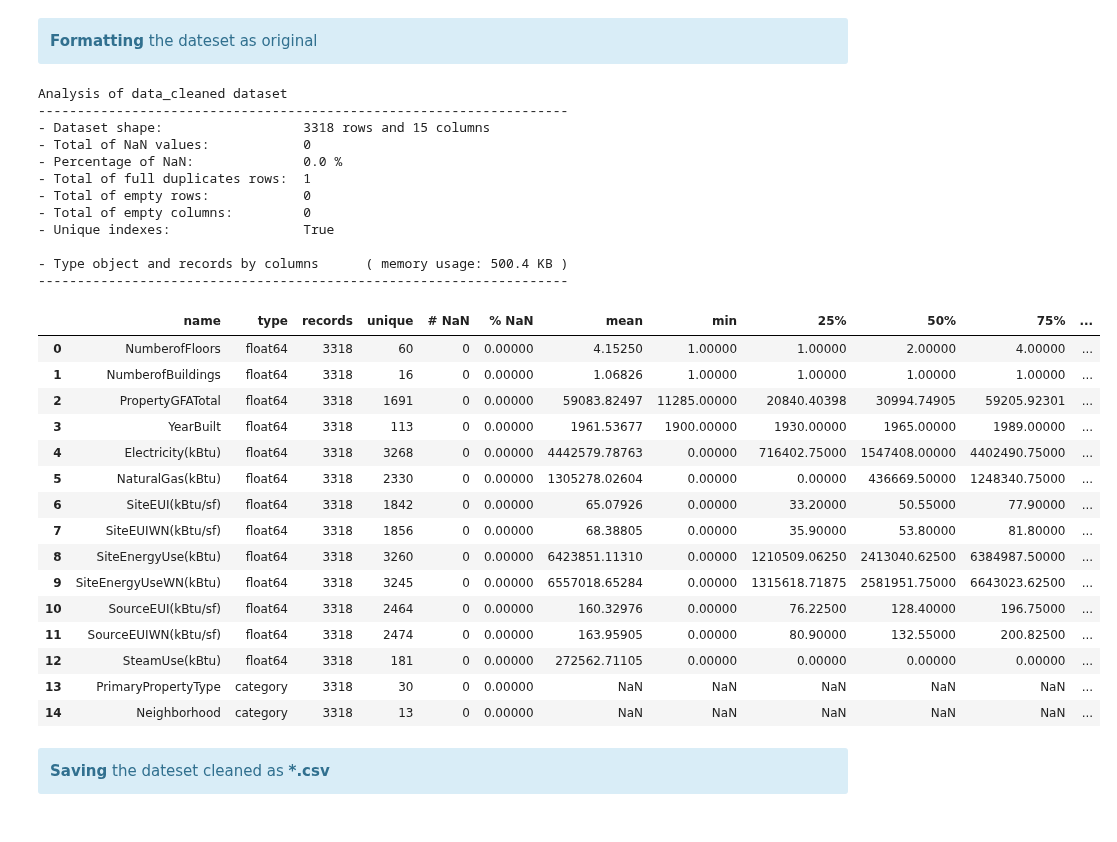
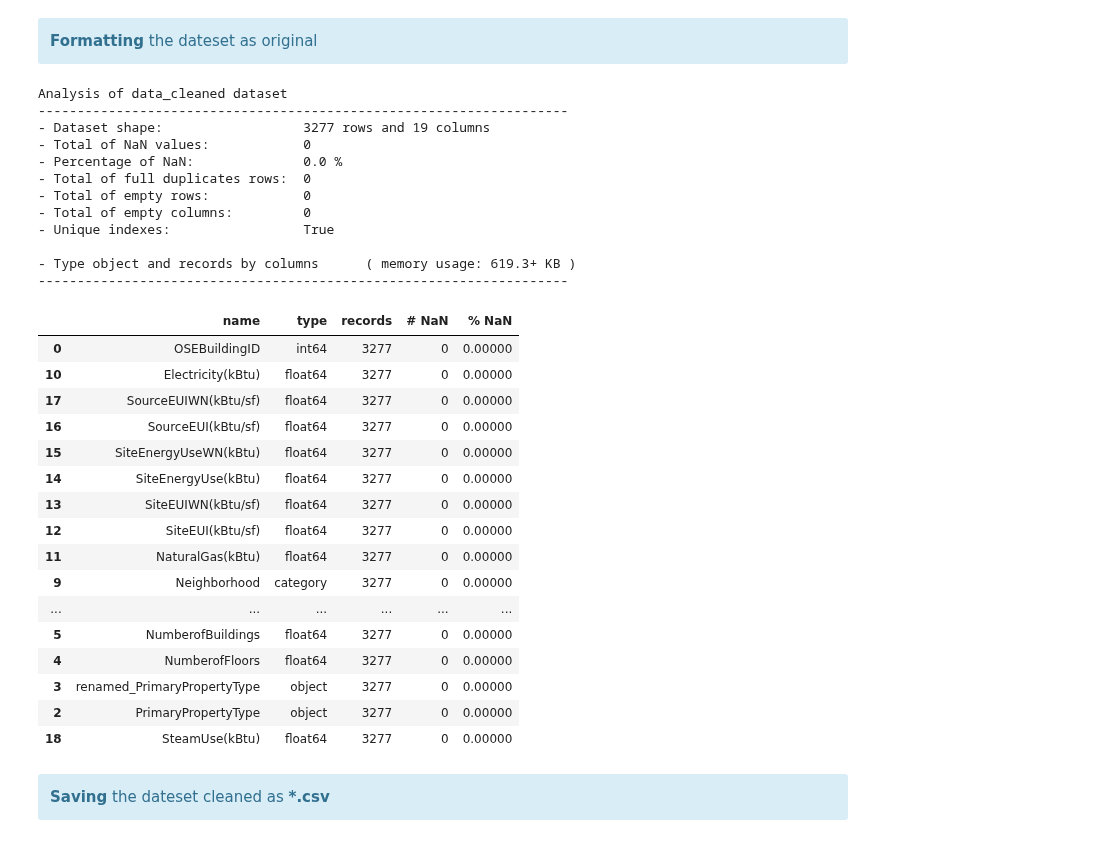
Before and after one commit to samirhinojosa/OC-P4-consumption-needs-of-buildings, a Jupyter notebook: analysis_notebook.ipynb, the cells around one changed output. Saved outputs shown, nothing was run; the diff lists cells and outputs as text; code cells hidden in the pictures.

```diff
--- a/analysis_notebook.ipynb
+++ b/analysis_notebook.ipynb
@@ -639,7 +675,7 @@ data.head(10)
 </div>
 # %%
 LIST_FEATURES = [
-    "OSEBuildingID", "DataYear", "PrimaryPropertyType", "NumberofFloors", "NumberofBuildings", "PropertyGFATotal", "YearBuilt",
+    "OSEBuildingID", "DataYear", "PrimaryPropertyType", "renamed_PrimaryPropertyType", "NumberofFloors", "NumberofBuildings", "PropertyGFATotal", "YearBuilt",
     "ZipCode", "Neighborhood", "Electricity(kBtu)", "NaturalGas(kBtu)", "SiteEUI(kBtu/sf)", "SiteEUIWN(kBtu/sf)", "SiteEnergyUse(kBtu)",
     "SiteEnergyUseWN(kBtu)", "SourceEUI(kBtu/sf)", "SourceEUIWN(kBtu/sf)", "SteamUse(kBtu)",
 ]
@@ -946,12 +982,12 @@ Analysis of df_without_outliers dataset
 </div>
 # %%
 LIST_OF_FEATURES_TREAT_NaN = [
-    "PrimaryPropertyType", "NumberofFloors", "NumberofBuildings", "PropertyGFATotal", "YearBuilt", "Neighborhood",
+    "PrimaryPropertyType","renamed_PrimaryPropertyType", "NumberofFloors", "NumberofBuildings", "PropertyGFATotal", "YearBuilt", "Neighborhood",
     "Electricity(kBtu)", "NaturalGas(kBtu)", "SiteEUI(kBtu/sf)", "SiteEUIWN(kBtu/sf)", "SiteEnergyUse(kBtu)",
     "SiteEnergyUseWN(kBtu)", "SourceEUI(kBtu/sf)", "SourceEUIWN(kBtu/sf)", "SteamUse(kBtu)"
 ]
 
-CATEGORICAL_FEATURES = ["PrimaryPropertyType", "Neighborhood"]
+CATEGORICAL_FEATURES = ["PrimaryPropertyType", "renamed_PrimaryPropertyType", "Neighborhood"]
 NUMERIC_FEATURES = [
     "NumberofFloors", "NumberofBuildings", "PropertyGFATotal", "YearBuilt", "Electricity(kBtu)",
     "NaturalGas(kBtu)", "SiteEUI(kBtu/sf)", "SiteEUIWN(kBtu/sf)", "SiteEnergyUse(kBtu)",
@@ -1272,37 +1309,42 @@ df_KNN_final = pd.DataFrame(scaler.inverse_transform(df_KNN_OneHotEncoder), inde
 df_KNN_final.drop(columns=[col for col in df_KNN_final.columns if col not in LIST_OF_FEATURES_TREAT_NaN], inplace=True)
 # %%
 data_cleaned = df_KNN_final.join(df_without_outliers[CATEGORICAL_FEATURES])
+# %%
+data_cleaned = data_cleaned.join(df_without_outliers[["OSEBuildingID", "DataYear", "ZipCode"]])
+# %%
+data_cleaned = data_cleaned[LIST_FEATURES]
 # %%
-df_analysis(data_cleaned, "data_cleaned", type_analysis="complete")
+df_analysis(data_cleaned, "data_cleaned", type_canalysis="complete")
 # %% [output]
 Analysis of data_cleaned dataset
 --------------------------------------------------------------------
-- Dataset shape:                  3318 rows and 15 columns
+- Dataset shape:                  3277 rows and 19 columns
 - Total of NaN values:            0
 - Percentage of NaN:              0.0 %
-- Total of full duplicates rows:  1
+- Total of full duplicates rows:  0
 - Total of empty rows:            0
 - Total of empty columns:         0
 - Unique indexes:                 True
 
-- Type object and records by columns      ( memory usage: 500.4 KB )
+- Type object and records by columns      ( memory usage: 619.3+ KB )
 --------------------------------------------------------------------
-|  | name | type | records | unique | # NaN | % NaN | mean | min | 25% | 50% | 75% | ... |
-| 0 | NumberofFloors | float64 | 3318 | 60 | 0 | 0.00000 | 4.15250 | 1.00000 | 1.00000 | 2.00000 | 4.00000 | ... |
-| 1 | NumberofBuildings | float64 | 3318 | 16 | 0 | 0.00000 | 1.06826 | 1.00000 | 1.00000 | 1.00000 | 1.00000 | ... |
-| 2 | PropertyGFATotal | float64 | 3318 | 1691 | 0 | 0.00000 | 59083.82497 | 11285.00000 | 20840.40398 | 30994.74905 | 59205.92301 | ... |
-| 3 | YearBuilt | float64 | 3318 | 113 | 0 | 0.00000 | 1961.53677 | 1900.00000 | 1930.00000 | 1965.00000 | 1989.00000 | ... |
-| 4 | Electricity(kBtu) | float64 | 3318 | 3268 | 0 | 0.00000 | 4442579.78763 | 0.00000 | 716402.75000 | 1547408.00000 | 4402490.75000 | ... |
-| 5 | NaturalGas(kBtu) | float64 | 3318 | 2330 | 0 | 0.00000 | 1305278.02604 | 0.00000 | 0.00000 | 436669.50000 | 1248340.75000 | ... |
-| 6 | SiteEUI(kBtu/sf) | float64 | 3318 | 1842 | 0 | 0.00000 | 65.07926 | 0.00000 | 33.20000 | 50.55000 | 77.90000 | ... |
-| 7 | SiteEUIWN(kBtu/sf) | float64 | 3318 | 1856 | 0 | 0.00000 | 68.38805 | 0.00000 | 35.90000 | 53.80000 | 81.80000 | ... |
-| 8 | SiteEnergyUse(kBtu) | float64 | 3318 | 3260 | 0 | 0.00000 | 6423851.11310 | 0.00000 | 1210509.06250 | 2413040.62500 | 6384987.50000 | ... |
-| 9 | SiteEnergyUseWN(kBtu) | float64 | 3318 | 3245 | 0 | 0.00000 | 6557018.65284 | 0.00000 | 1315618.71875 | 2581951.75000 | 6643023.62500 | ... |
-| 10 | SourceEUI(kBtu/sf) | float64 | 3318 | 2464 | 0 | 0.00000 | 160.32976 | 0.00000 | 76.22500 | 128.40000 | 196.75000 | ... |
-| 11 | SourceEUIWN(kBtu/sf) | float64 | 3318 | 2474 | 0 | 0.00000 | 163.95905 | 0.00000 | 80.90000 | 132.55000 | 200.82500 | ... |
-| 12 | SteamUse(kBtu) | float64 | 3318 | 181 | 0 | 0.00000 | 272562.71105 | 0.00000 | 0.00000 | 0.00000 | 0.00000 | ... |
-| 13 | PrimaryPropertyType | category | 3318 | 30 | 0 | 0.00000 | NaN | NaN | NaN | NaN | NaN | ... |
-| 14 | Neighborhood | category | 3318 | 13 | 0 | 0.00000 | NaN | NaN | NaN | NaN | NaN | ... |
+|  | name | type | records | # NaN | % NaN |
+| 0 | OSEBuildingID | int64 | 3277 | 0 | 0.00000 |
+| 10 | Electricity(kBtu) | float64 | 3277 | 0 | 0.00000 |
+| 17 | SourceEUIWN(kBtu/sf) | float64 | 3277 | 0 | 0.00000 |
+| 16 | SourceEUI(kBtu/sf) | float64 | 3277 | 0 | 0.00000 |
+| 15 | SiteEnergyUseWN(kBtu) | float64 | 3277 | 0 | 0.00000 |
+| 14 | SiteEnergyUse(kBtu) | float64 | 3277 | 0 | 0.00000 |
+| 13 | SiteEUIWN(kBtu/sf) | float64 | 3277 | 0 | 0.00000 |
+| 12 | SiteEUI(kBtu/sf) | float64 | 3277 | 0 | 0.00000 |
+| 11 | NaturalGas(kBtu) | float64 | 3277 | 0 | 0.00000 |
+| 9 | Neighborhood | category | 3277 | 0 | 0.00000 |
+| ... | ... | ... | ... | ... | ... |
+| 5 | NumberofBuildings | float64 | 3277 | 0 | 0.00000 |
+| 4 | NumberofFloors | float64 | 3277 | 0 | 0.00000 |
+| 3 | renamed_PrimaryPropertyType | object | 3277 | 0 | 0.00000 |
+| 2 | PrimaryPropertyType | object | 3277 | 0 | 0.00000 |
+| 18 | SteamUse(kBtu) | float64 | 3277 | 0 | 0.00000 |
 # %% [markdown]
 <div class="alert alert-block alert-info">
     <b>Saving</b> the dateset cleaned as <b>*.csv</b>
```
Also changed, not shown: parts of 31 cells of this notebook, 1 other file.
